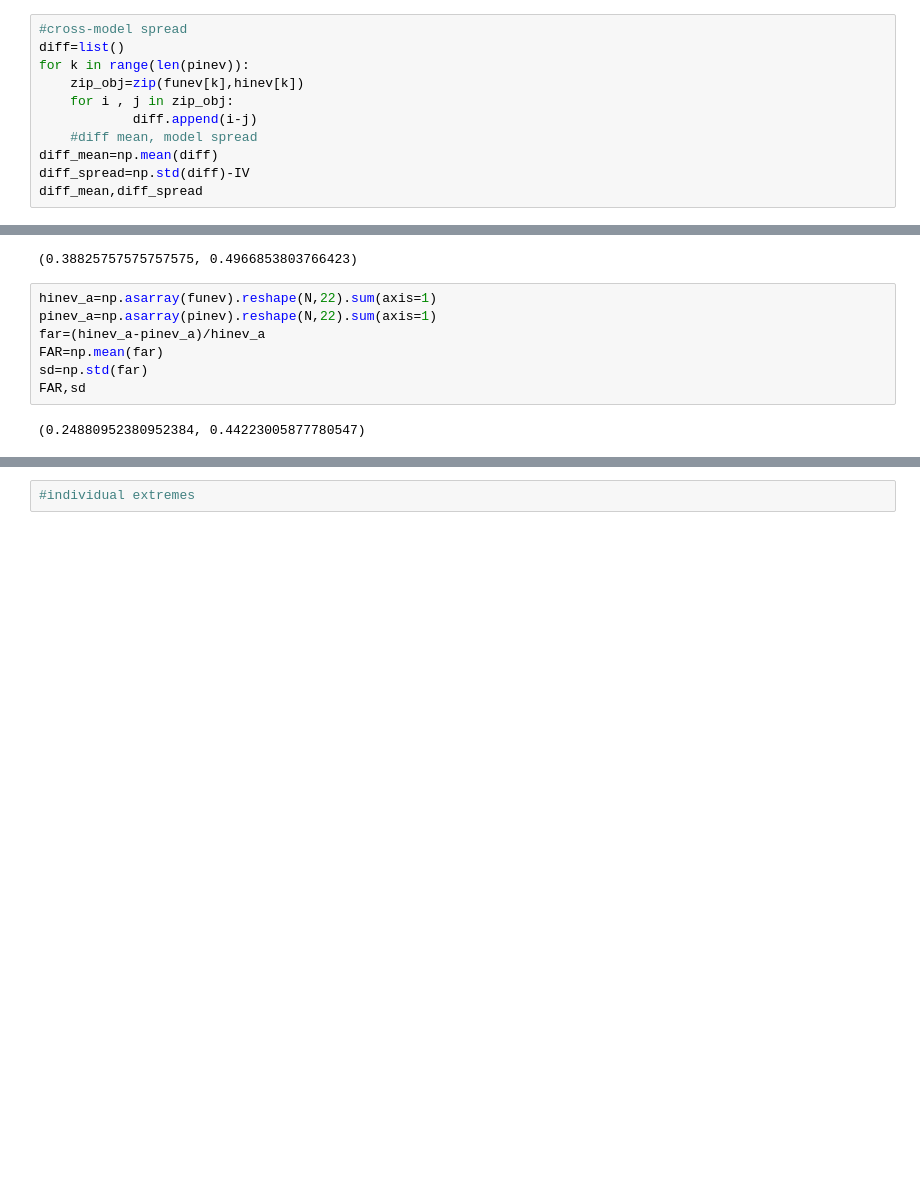
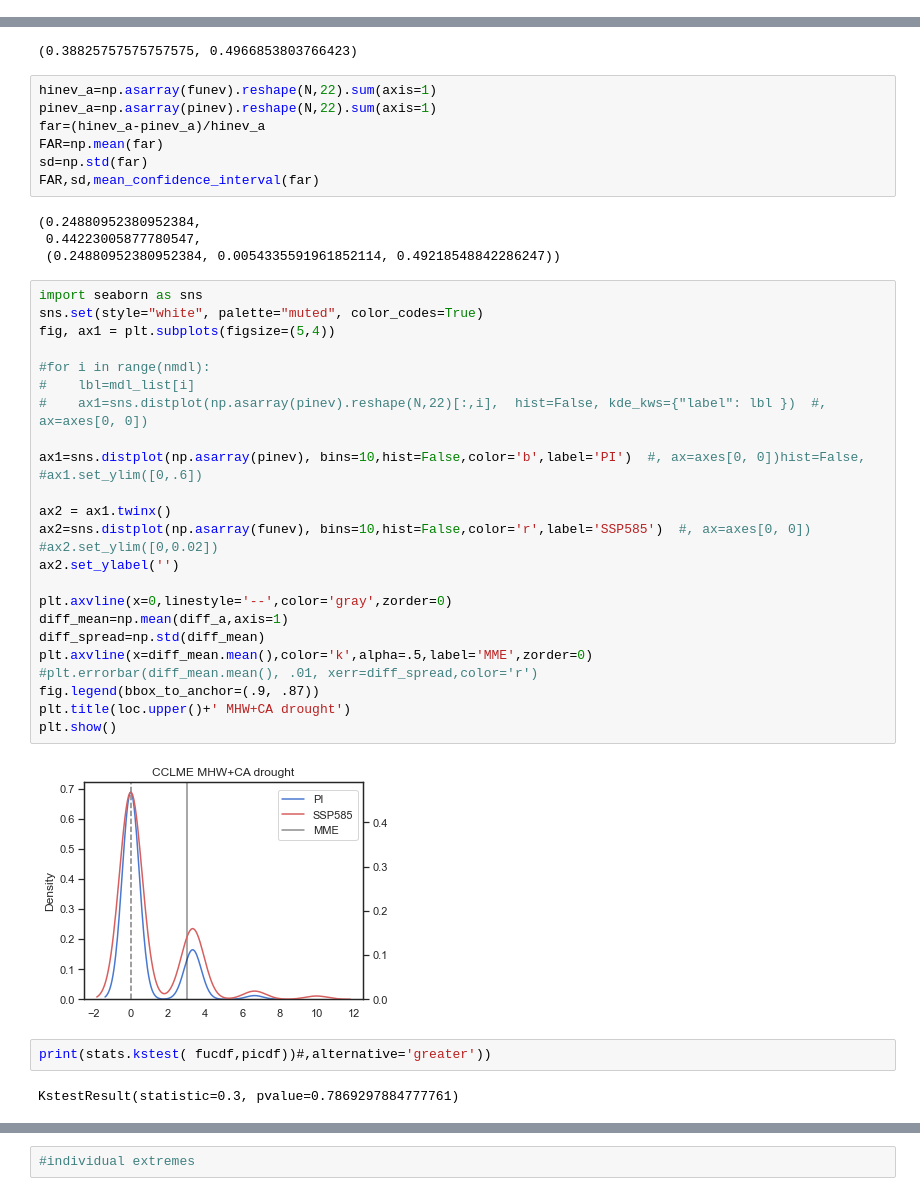
Before and after one commit to marisolgr/WestCoast_Climate_Stressors, a Jupyter notebook: Drought&MHW/detrended-fixed baseline.ipynb, the cells around one changed output, grey strips where cells are left out. Saved outputs shown, nothing was run; the diff lists cells and outputs as text; blank space fills up the shorter version.

```diff
--- a/Drought&MHW/detrended-fixed baseline.ipynb
+++ b/Drought&MHW/detrended-fixed baseline.ipynb
@@ -436,11 +393,0 @@ diff_mean.mean(),diff_spread
-# %%
-#cross-model spread
-diff=list()
-for k in range(len(pinev)):
-    zip_obj=zip(funev[k],hinev[k])
-    for i , j in zip_obj:
-            diff.append(i-j)
-    #diff mean, model spread
-diff_mean=np.mean(diff)
-diff_spread=np.std(diff)-IV
-diff_mean,diff_spread
@@ -466,6 +422,39 @@ pinev_a=np.asarray(pinev).reshape(N,22).sum(axis=1)
 far=(hinev_a-pinev_a)/hinev_a
 FAR=np.mean(far)
 sd=np.std(far)
-FAR,sd
+FAR,sd,mean_confidence_interval(far)
 # %% [output]
-(0.24880952380952384, 0.44223005877780547)
+(0.24880952380952384,
+ 0.44223005877780547,
+ (0.24880952380952384, 0.0054335591961852114, 0.49218548842286247))
+# %%
+import seaborn as sns
+sns.set(style="white", palette="muted", color_codes=True)
+fig, ax1 = plt.subplots(figsize=(5,4))
+
+#for i in range(nmdl):
+#    lbl=mdl_list[i]
+#    ax1=sns.distplot(np.asarray(pinev).reshape(N,22)[:,i],  hist=False, kde_kws={"label": lbl })  #, ax=axes[0, 0])
+
+ax1=sns.distplot(np.asarray(pinev), bins=10,hist=False,color='b',label='PI')  #, ax=axes[0, 0])hist=False,
+#ax1.set_ylim([0,.6])
+
+ax2 = ax1.twinx()
+ax2=sns.distplot(np.asarray(funev), bins=10,hist=False,color='r',label='SSP585')  #, ax=axes[0, 0])
+#ax2.set_ylim([0,0.02])
+ax2.set_ylabel('')
+
+plt.axvline(x=0,linestyle='--',color='gray',zorder=0)
+diff_mean=np.mean(diff_a,axis=1)
+diff_spread=np.std(diff_mean)
+plt.axvline(x=diff_mean.mean(),color='k',alpha=.5,label='MME',zorder=0)
+#plt.errorbar(diff_mean.mean(), .01, xerr=diff_spread,color='r')
+fig.legend(bbox_to_anchor=(.9, .87))
+plt.title(loc.upper()+' MHW+CA drought')
+plt.show()
+# %% [output]
+[figure, added]
+# %%
+print(stats.kstest( fucdf,picdf))#,alternative='greater'))
+# %% [output]
+KstestResult(statistic=0.3, pvalue=0.7869297884777761)
```
Also changed, not shown: parts of 18 cells of this notebook, 22 other files.
